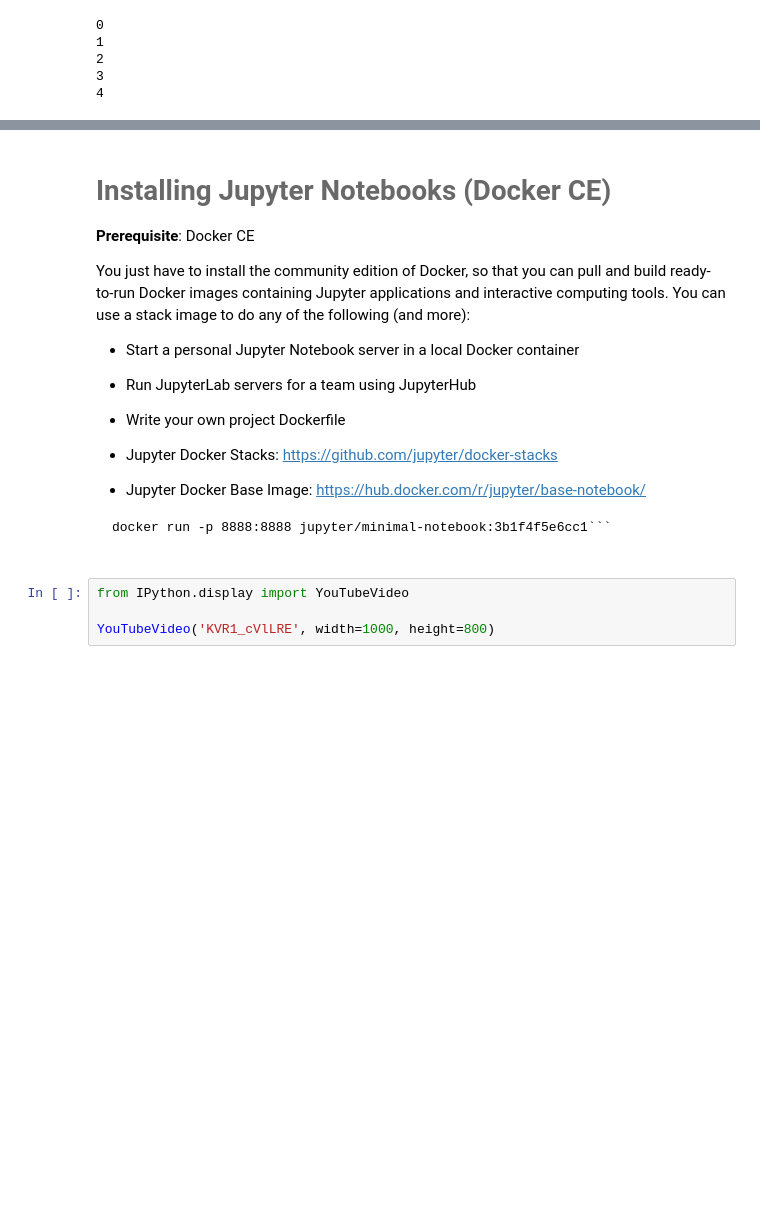
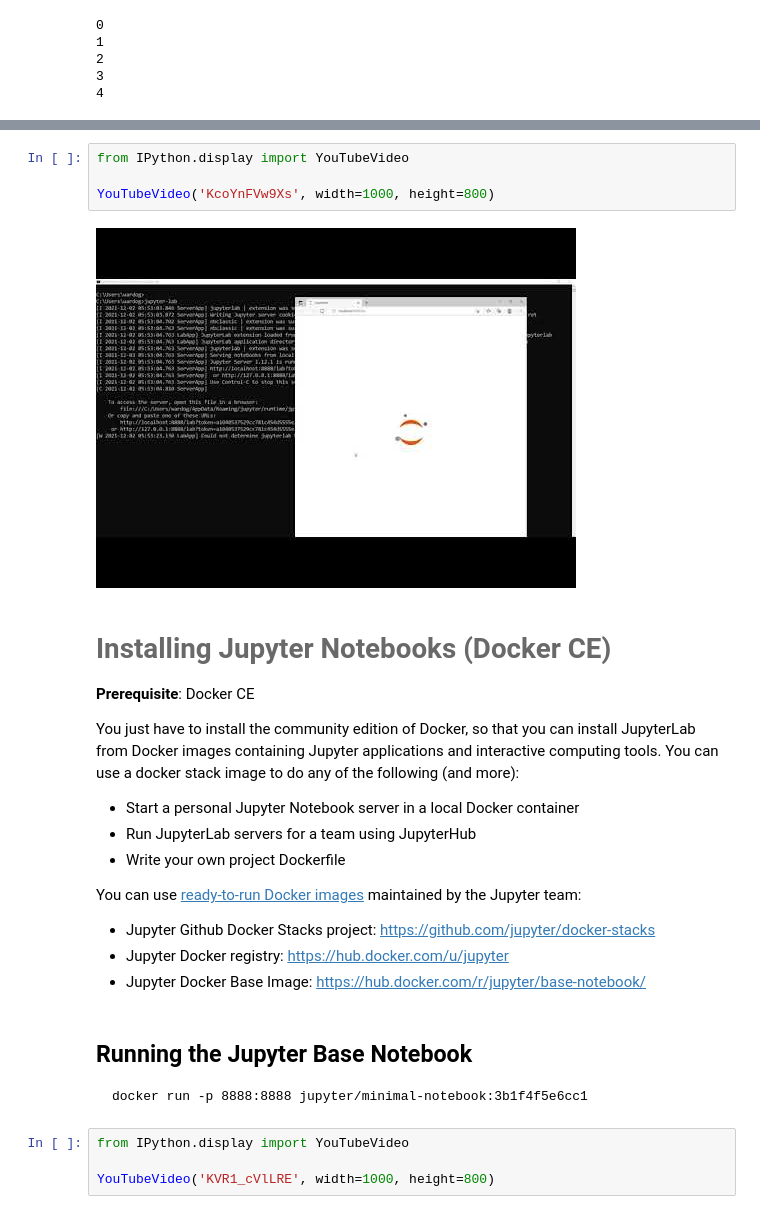
Before and after one commit to OTRF/infosec-jupyterthon, a Jupyter notebook: docs/workshops/day1/day1-1-Jupyter-Introduction.ipynb, the cells around one changed output, grey strips where cells are left out. Drawn from its saved outputs; the diff is of its cells as text; blank space fills up the shorter version.

````diff
--- a/docs/workshops/day1/day1-1-Jupyter-Introduction.ipynb
+++ b/docs/workshops/day1/day1-1-Jupyter-Introduction.ipynb
@@ -141,19 +180,31 @@ jupyter notebook
+# %%
+from IPython.display import YouTubeVideo
+
+YouTubeVideo('KcoYnFVw9Xs', width=1000, height=800)
+# %% [output]
+[figure, added]
 # %% [markdown]
 # <font color=dimgray>Installing Jupyter Notebooks (Docker CE)</font>
 
 **Prerequisite**: Docker CE
 
-You just have to install the community edition of Docker, so that you can pull and build ready-to-run Docker images containing Jupyter applications and interactive computing tools. You can use a stack image to do any of the following (and more):
+You just have to install the community edition of Docker, so that you can install JupyterLab from Docker images containing Jupyter applications and interactive computing tools.
+You can use a docker stack image to do any of the following (and more):
 
 * Start a personal Jupyter Notebook server in a local Docker container
 * Run JupyterLab servers for a team using JupyterHub
 * Write your own project Dockerfile
 
-* Jupyter Docker Stacks: https://github.com/jupyter/docker-stacks
+You can use [ready-to-run Docker images](https://github.com/jupyter/docker-stacks) maintained by the Jupyter team:
+* Jupyter Github Docker Stacks project: https://github.com/jupyter/docker-stacks
+* Jupyter Docker registry: https://hub.docker.com/u/jupyter
 * Jupyter Docker Base Image: https://hub.docker.com/r/jupyter/base-notebook/
-
-```
-docker run -p 8888:8888 jupyter/minimal-notebook:3b1f4f5e6cc1```
+# %% [markdown]
+## Running the Jupyter Base Notebook
+
+```
+docker run -p 8888:8888 jupyter/minimal-notebook:3b1f4f5e6cc1
+```
 # %%
 from IPython.display import YouTubeVideo
 
````
Also changed, not shown: parts of 25 cells of this notebook, 11 other files.
